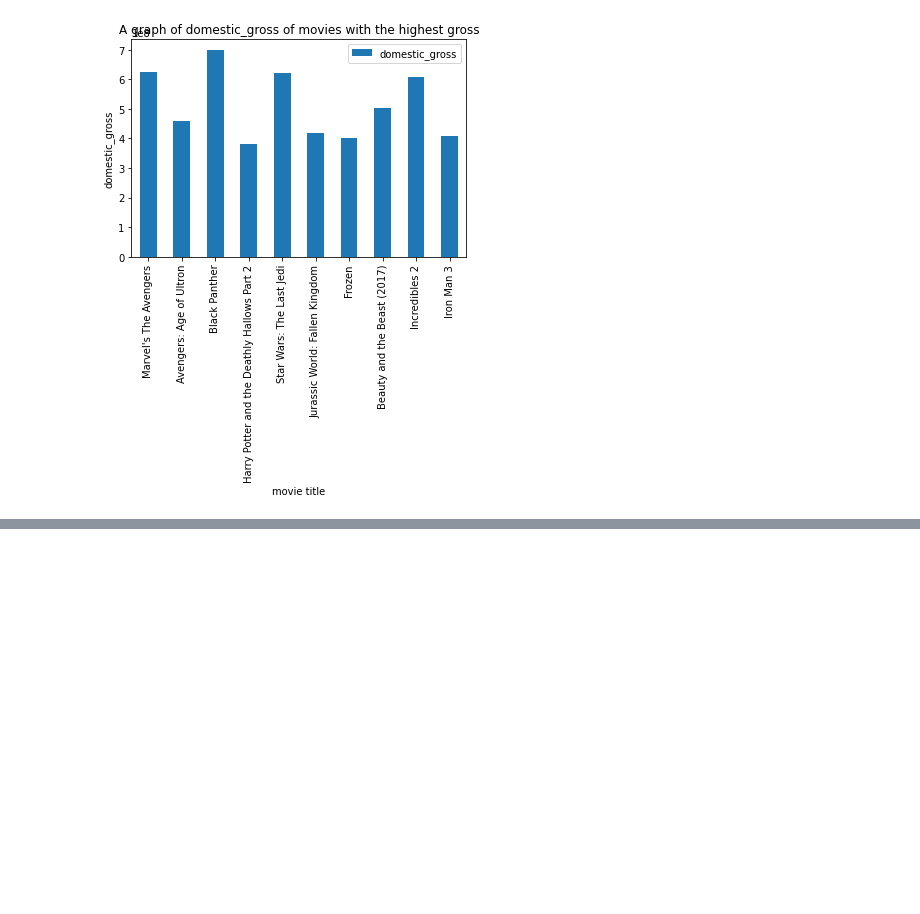
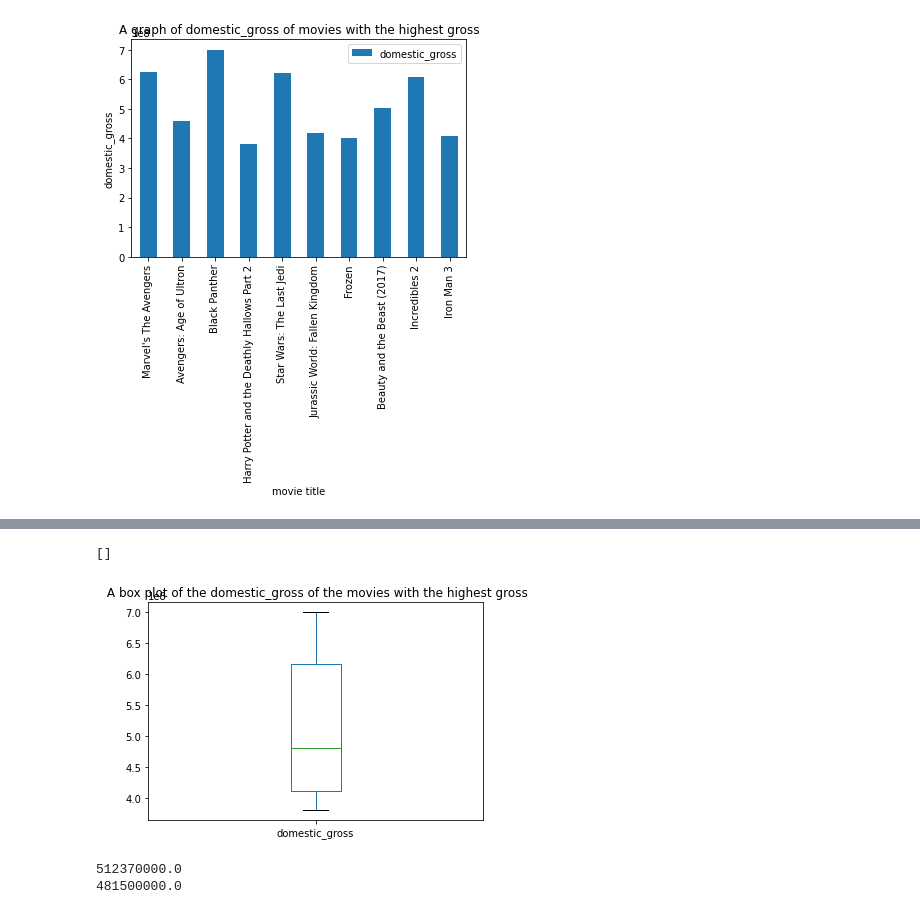
Before and after one commit to aggrey034/projo, a Jupyter notebook: index.ipynb, the cells around one changed output, grey strips where cells are left out. Saved outputs shown, nothing was run; the diff lists cells and outputs as text; code cells hidden in the pictures; blank space fills up the shorter version.

```diff
--- a/index.ipynb
+++ b/index.ipynb
@@ -99,0 +131,16 @@ plt.plot()
+# %%
+df1_top10["domestic_gross"].plot(kind="box")
+plt.title  (" A box plot of the domestic_gross of the movies with the highest gross")
+plt.plot()
+# %% [output]
+[]
+[figure, added]
+# %%
+#finding the mean and median
+df1_mean=df1_top10["domestic_gross"].mean()
+print(df1_mean)
+df1_median=df1_top10["domestic_gross"].median()
+print(df1_median)
+# %% [output]
+512370000.0
+481500000.0
```
Also changed, not shown: parts of 11 cells of this notebook.
